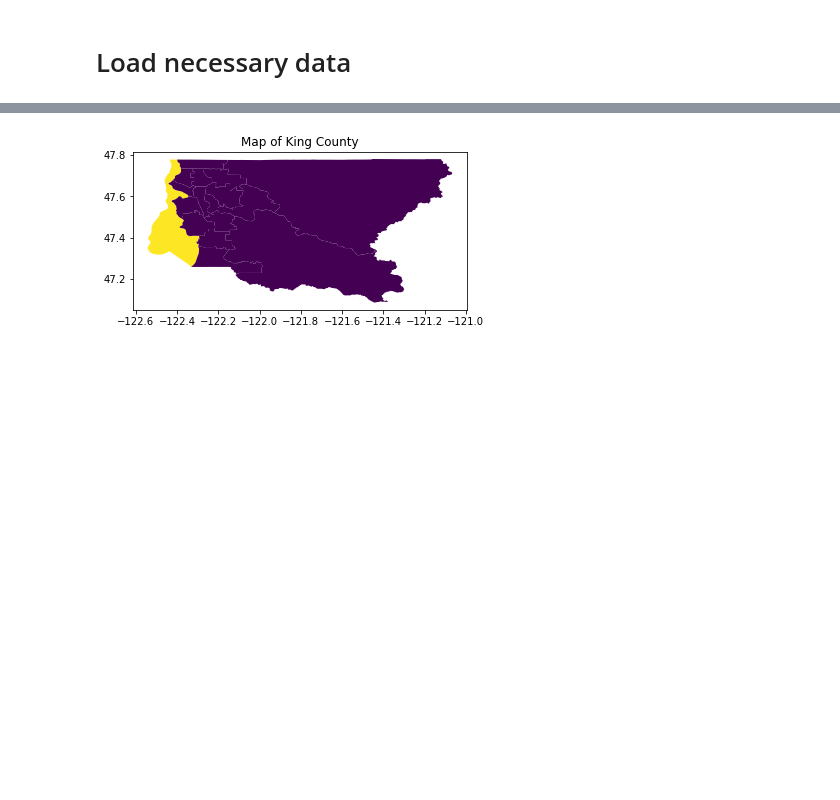
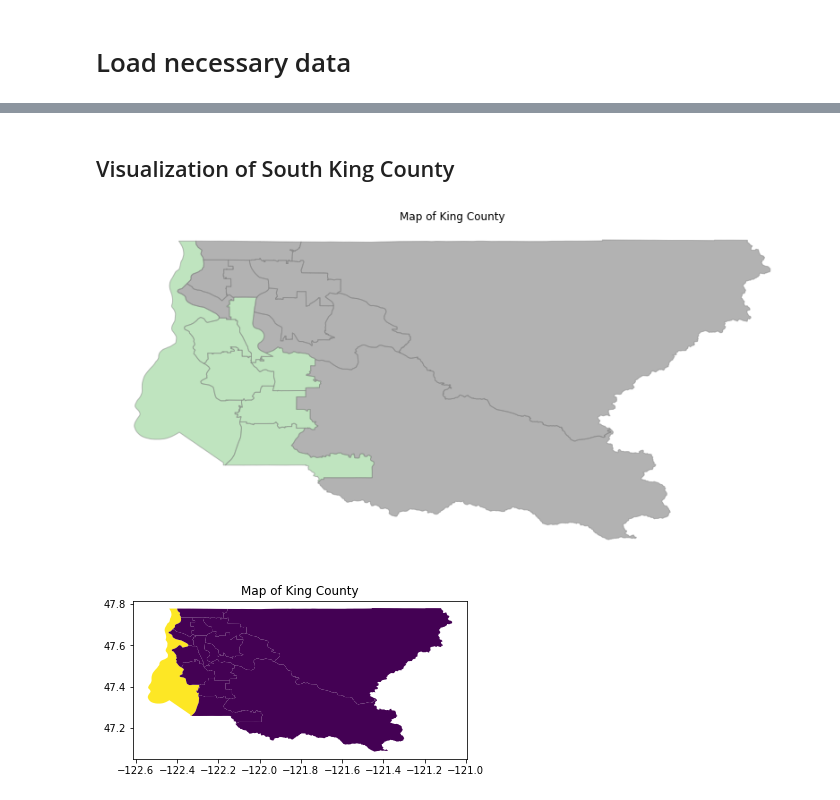
Before and after one commit to aabrahamson3/opportunity_youth, a Jupyter notebook: 01-making_a_map_aabrahamson.ipynb, the cells around one changed output, grey strips where cells are left out. Cells and saved outputs as stored; diff of their text form; code cells hidden in the pictures; blank space fills up the shorter version.

Commit message:
adding color and lines between each PUMA

```diff
--- a/01-making_a_map_aabrahamson.ipynb
+++ b/01-making_a_map_aabrahamson.ipynb
@@ -9,4 +17,4 @@ from matplotlib import pyplot as plt
 # Load necessary data
 # %%
 # Import Washington PUMA Data
-wa_puma = geopandas.read_file("data/raw/tl_2017_53_puma10.shp")
+wa_puma = gpd.read_file("data/raw/tl_2017_53_puma10.shp")
@@ -66,3 +37,6 @@ kc_puma
+# %%
+# List of PUMA #'s for S. Seattle and S. King County
+skc_puma_list = [11604, 11605, 11610, 11611, 11612, 11613, 11614]
 # %%
-## Going to try to make KCS Column with list comprehension
-kc2 = kc_puma.assign(KCS = [1 if (row <= 11614 and row >= 11610) else 0 for row in kc_puma['PUMACE10']])
+## Creates a new column, KCS and assigns a 1 if the PUMA is in S. King Country, or 0 otherwise
+skc_puma = kc_puma.assign(KCS = [1 if row in skc_puma_list else 0 for row in kc_puma['PUMACE10']])
@@ -127,3 +63,14 @@ kc_puma
+# %% [markdown]
+## Visualization of South King County
+# %%
+# Experimenting with examples from http://darribas.org/gds15/content/labs/lab_03.html#Styling-plots
+f, ax = plt.subplots(1, figsize=(14, 14))
+ax = skc_puma.plot(ax=ax, column='KCS', cmap='Accent_r', alpha = .5, linewidth=1, edgecolor='grey',  legend = False)
+ax.set_title('Map of King County')
+ax.set_axis_off()
+plt.show();
+# %% [output]
+[figure, added]
 # %%
 ## 11612 is also mapping Puget Sound.. can we fix that?
 
```
Also changed, not shown: parts of 18 cells of this notebook.
